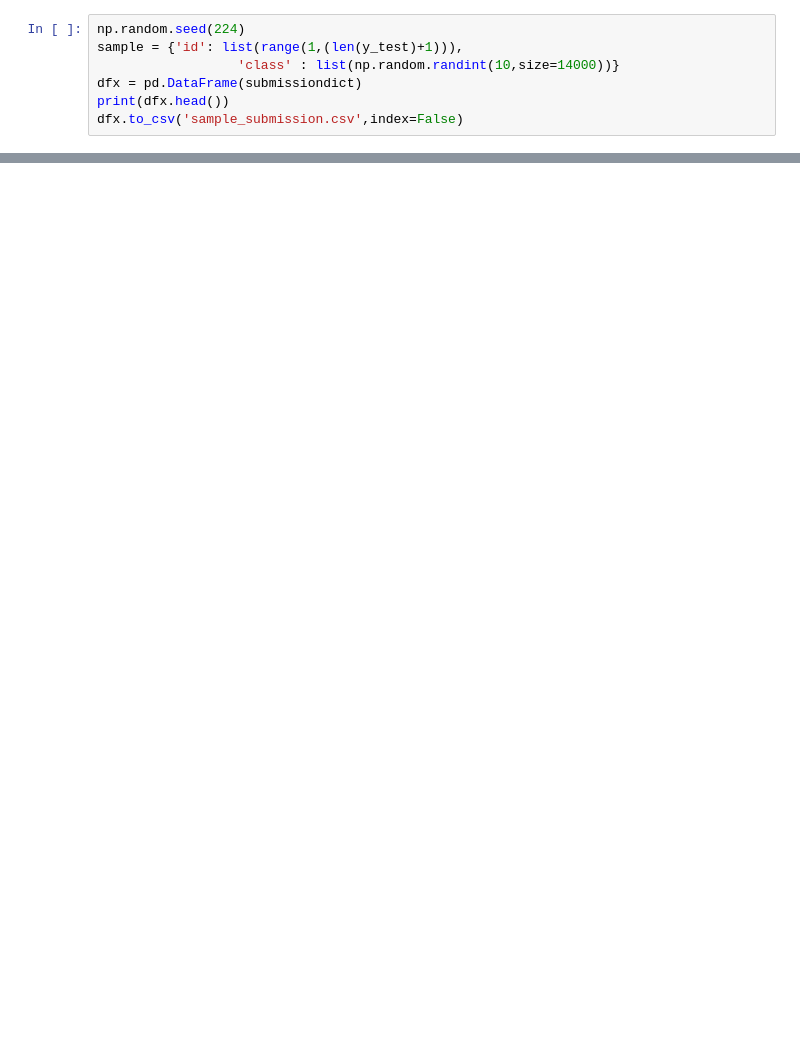
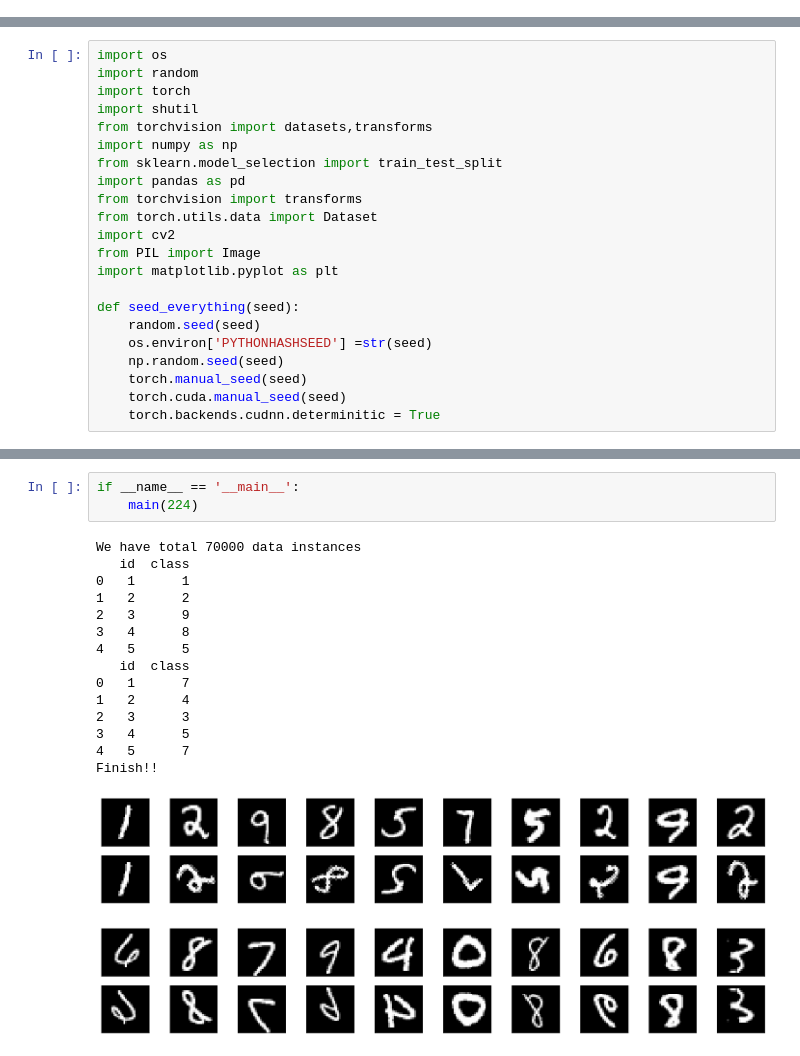
Before and after one commit to MarcoXM/CS_6000_Deep_Learning, a Jupyter notebook: HW1__NN/MNIST_data.ipynb, the cells around one changed output, grey strips where cells are left out. Saved outputs shown, nothing was run; the diff lists cells and outputs as text; blank space fills up the shorter version.

```diff
--- a/HW1__NN/MNIST_data.ipynb
+++ b/HW1__NN/MNIST_data.ipynb
@@ -63,7 +0,0 @@ Finish!!
-# %%
-np.random.seed(224)
-sample = {'id': list(range(1,(len(y_test)+1))),
-                  'class' : list(np.random.randint(10,size=14000))}
-dfx = pd.DataFrame(submissiondict)
-print(dfx.head())
-dfx.to_csv('sample_submission.csv',index=False)
@@ -97,0 +1,22 @@ dfx
+# %%
+import os
+import random
+import torch
+import shutil
+from torchvision import datasets,transforms
+import numpy as np
+from sklearn.model_selection import train_test_split
+import pandas as pd
+from torchvision import transforms
+from torch.utils.data import Dataset
+import cv2
+from PIL import Image
+import matplotlib.pyplot as plt
+
+def seed_everything(seed):
+    random.seed(seed)
+    os.environ['PYTHONHASHSEED'] =str(seed)
+    np.random.seed(seed)
+    torch.manual_seed(seed)
+    torch.cuda.manual_seed(seed)
+    torch.backends.cudnn.determinitic = True
@@ -97,0 +144,20 @@ dfx
+# %%
+if __name__ == '__main__':
+    main(224)
+# %% [output]
+We have total 70000 data instances
+   id  class
+0   1      1
+1   2      2
+2   3      9
+3   4      8
+4   5      5
+   id  class
+0   1      7
+1   2      4
+2   3      3
+3   4      5
+4   5      7
+Finish!!
+[figure, added]
+[figure, added]
```
Also changed, not shown: parts of 8 cells of this notebook, 1 other file.
